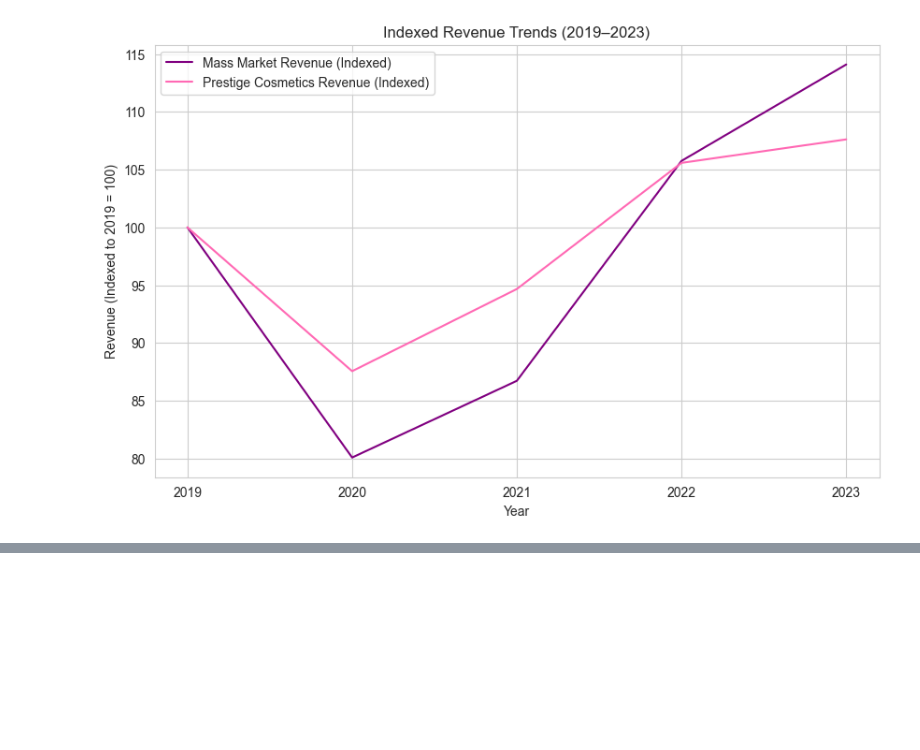
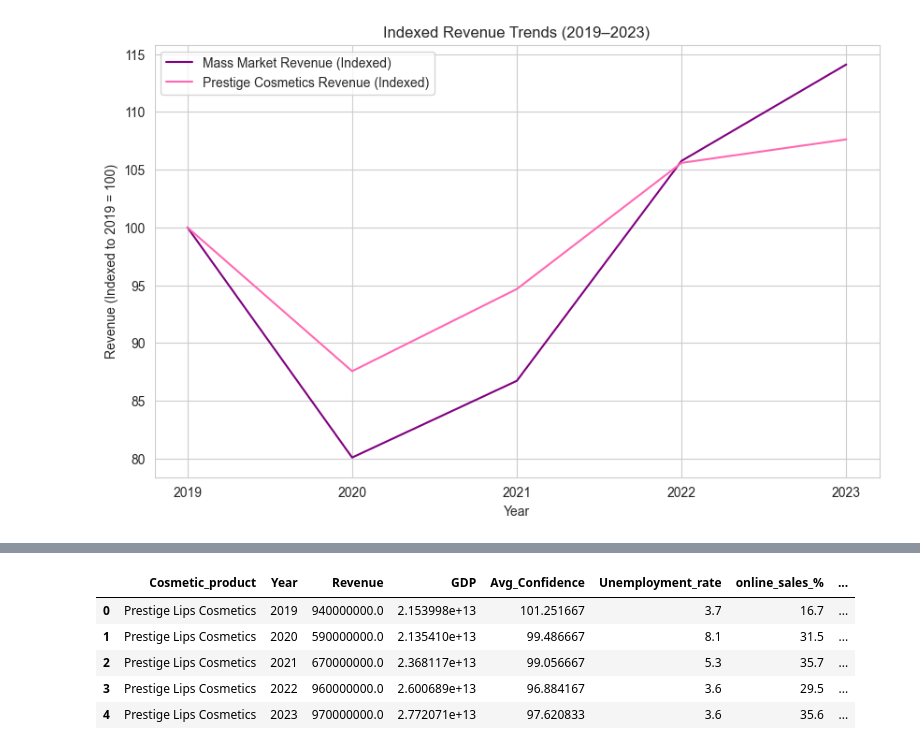
Before and after one commit to kaitlinjohnson1/Luxury_goods_project, a Jupyter notebook: code/visualisations_code.ipynb, the cells around one changed output, grey strips where cells are left out. Cells and saved outputs as stored; diff of their text form; code cells hidden in the pictures; blank space fills up the shorter version.

Commit message:
Started advanced modelling - created USA only dataframe

```diff
--- a/code/visualisations_code.ipynb
+++ b/code/visualisations_code.ipynb
@@ -201,0 +483,6 @@ plt.show()
+# %%
+# Merge GDP, consumer confidence and unemployment rate
+df_USA = pd.merge(df_USA, USA_data, on='Year', how="inner")
+df_USA = pd.merge(df_USA, cci_by_year, on='Year', how="inner")
+df_USA = pd.merge(df_USA, unemployment_rate, on='Year', how="inner")
+df_USA.head()
@@ -201,0 +496,31 @@ plt.show()
+# %%
+# Filter the main DataFrame for each product type (Lips, Eyes, Face)
+df_lips = df_USA[df_USA['Cosmetic_product'] == 'Prestige Lips Cosmetics']
+df_eyes = df_USA[df_USA['Cosmetic_product'] == 'Prestige Eyes Cosmetics']
+df_face = df_USA[df_USA['Cosmetic_product'] == 'Prestige Face Cosmetics']
+
+# Merge online sales data for each product type
+df_lips = pd.merge(df_lips, lips_online, on="Year", how="left")
+df_eyes = pd.merge(df_eyes, eyes_online, on="Year", how="left")
+df_face = pd.merge(df_face, face_online, on="Year", how="left")
+
+# Rename the online sales column
+df_lips = df_lips.rename(columns={'Online_revenue_percent': 'online_sales_%'})
+df_eyes = df_eyes.rename(columns={'Online_revenue_percent': 'online_sales_%'})
+df_face = df_face.rename(columns={'Online_revenue_percent': 'online_sales_%'})
+# %%
+# Merge again
+df_USA = pd.concat([df_lips, df_eyes, df_face])
+
+# Add column for USA
+df_USA["Country"] = "USA"
+
+# Show dataframe
+df_USA.head()
+# %% [output]
+|  | Cosmetic_product | Year | Revenue | GDP | Avg_Confidence | Unemployment_rate | online_sales_% | ... |
+| 0 | Prestige Lips Cosmetics | 2019 | 940000000.0 | 2.153998e+13 | 101.251667 | 3.7 | 16.7 | ... |
+| 1 | Prestige Lips Cosmetics | 2020 | 590000000.0 | 2.135410e+13 | 99.486667 | 8.1 | 31.5 | ... |
+| 2 | Prestige Lips Cosmetics | 2021 | 670000000.0 | 2.368117e+13 | 99.056667 | 5.3 | 35.7 | ... |
+| 3 | Prestige Lips Cosmetics | 2022 | 960000000.0 | 2.600689e+13 | 96.884167 | 3.6 | 29.5 | ... |
+| 4 | Prestige Lips Cosmetics | 2023 | 970000000.0 | 2.772071e+13 | 97.620833 | 3.6 | 35.6 | ... |
```
Also changed, not shown: parts of 30 cells of this notebook, 6 other files.
